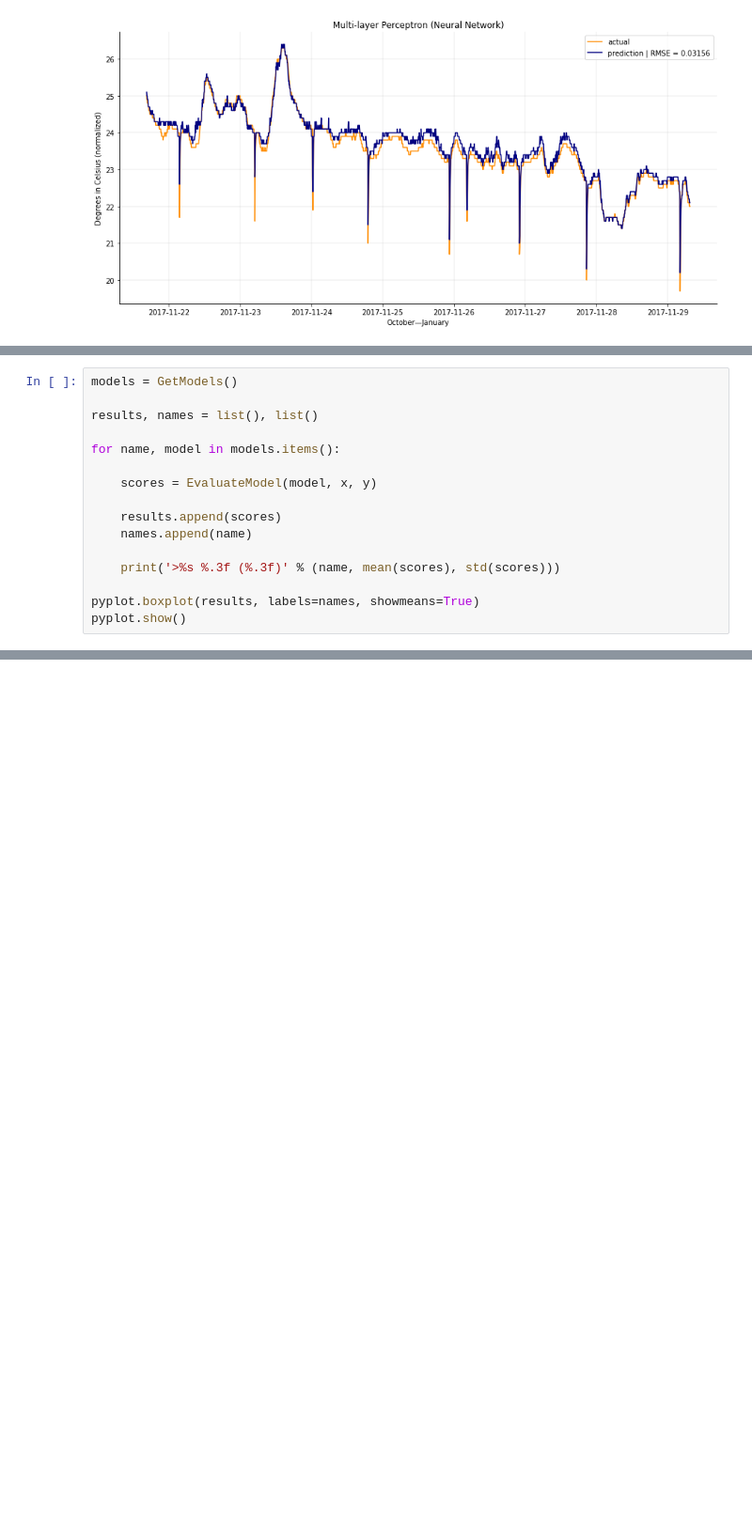
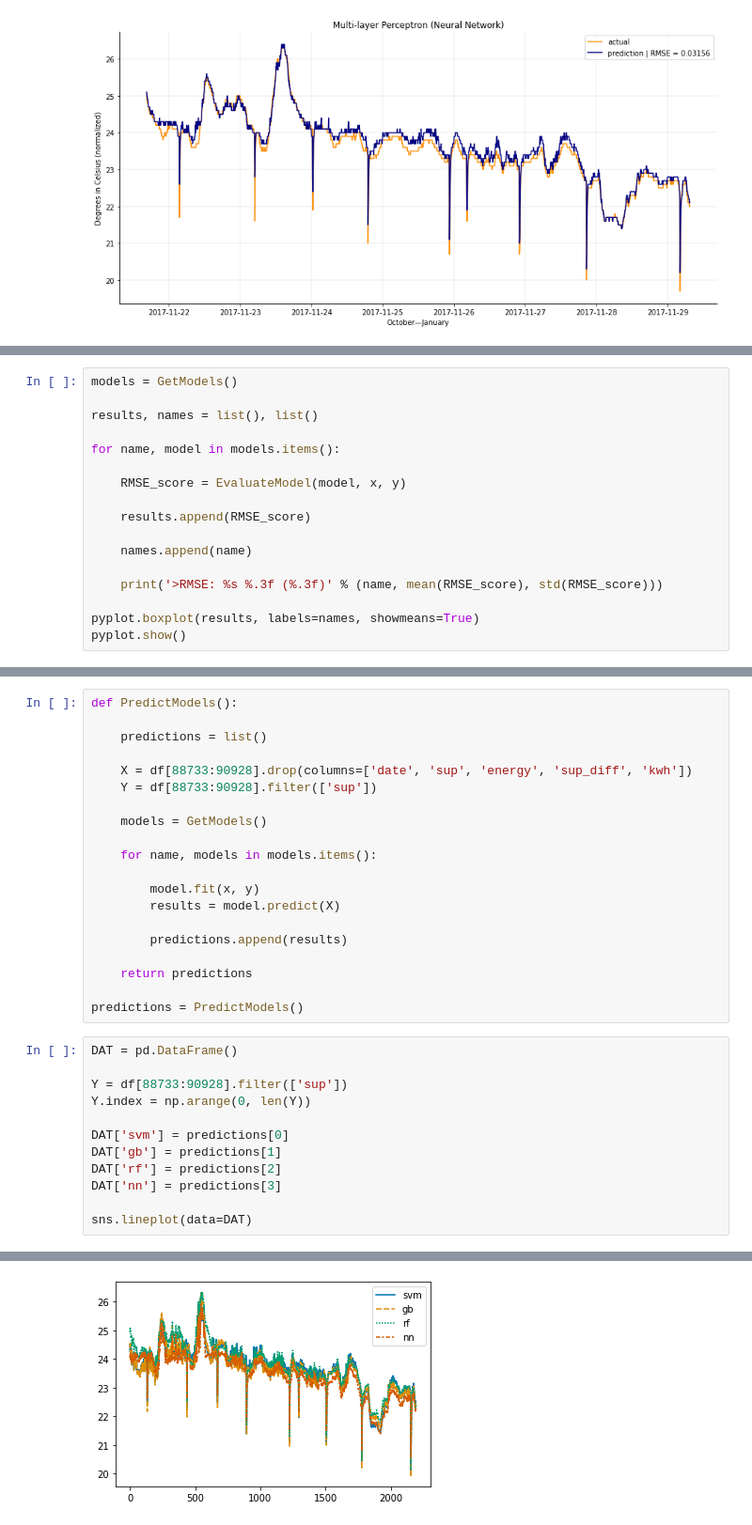
Before and after one commit to RoyyvB/ForecastTemperature, a Jupyter notebook: notebook.ipynb, the cells around one changed output, grey strips where cells are left out. Shown at 94% size. Saved outputs shown, nothing was run; the diff lists cells and outputs as text; blank space fills up the shorter version.

Commit message:
Formatted ensembling. Added a few models.

```diff
--- a/notebook.ipynb
+++ b/notebook.ipynb
@@ -579,12 +576,13 @@ results, names = list(), list()
 
 for name, model in models.items():
 
-    scores = EvaluateModel(model, x, y)
+    RMSE_score = EvaluateModel(model, x, y)
 
-    results.append(scores)
+    results.append(RMSE_score)
+
     names.append(name)
 
-    print('>%s %.3f (%.3f)' % (name, mean(scores), std(scores)))
+    print('>RMSE: %s %.3f (%.3f)' % (name, mean(RMSE_score), std(RMSE_score)))
 
 pyplot.boxplot(results, labels=names, showmeans=True)
 pyplot.show()
@@ -595,0 +605,33 @@ pyplot.show()
+# %%
+def PredictModels():
+
+    predictions = list()
+
+    X = df[88733:90928].drop(columns=['date', 'sup', 'energy', 'sup_diff', 'kwh'])
+    Y = df[88733:90928].filter(['sup'])
+
+    models = GetModels()
+
+    for name, models in models.items():
+
+        model.fit(x, y)
+        results = model.predict(X)
+
+        predictions.append(results)
+
+    return predictions
+
+predictions = PredictModels()
+# %%
+DAT = pd.DataFrame()
+
+Y = df[88733:90928].filter(['sup'])
+Y.index = np.arange(0, len(Y))
+
+DAT['svm'] = predictions[0]
+DAT['gb'] = predictions[1]
+DAT['rf'] = predictions[2]
+DAT['nn'] = predictions[3]
+
+sns.lineplot(data=DAT)
+# %% [output]
@@ -595,0 +639 @@ pyplot.show()
+[figure, added]
```
Also changed, not shown: parts of 8 cells of this notebook.
